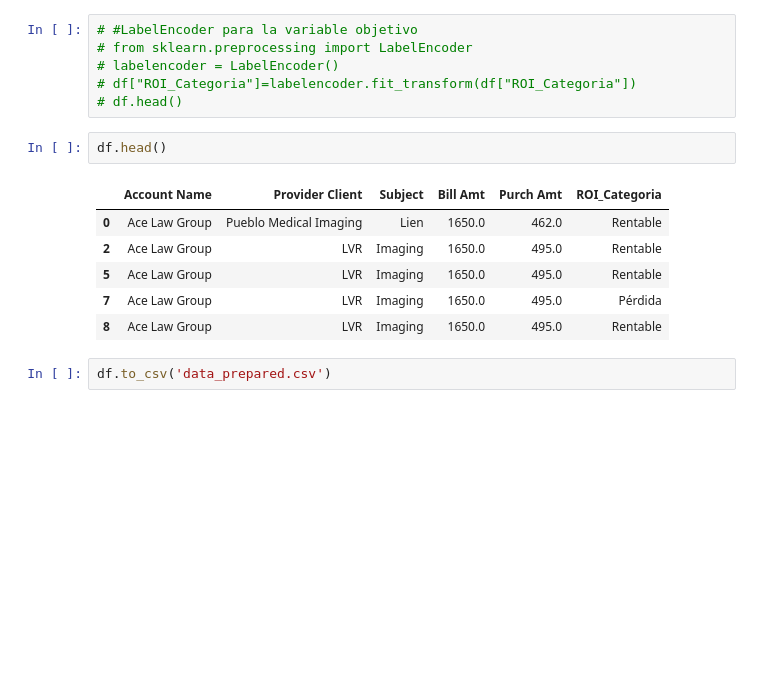
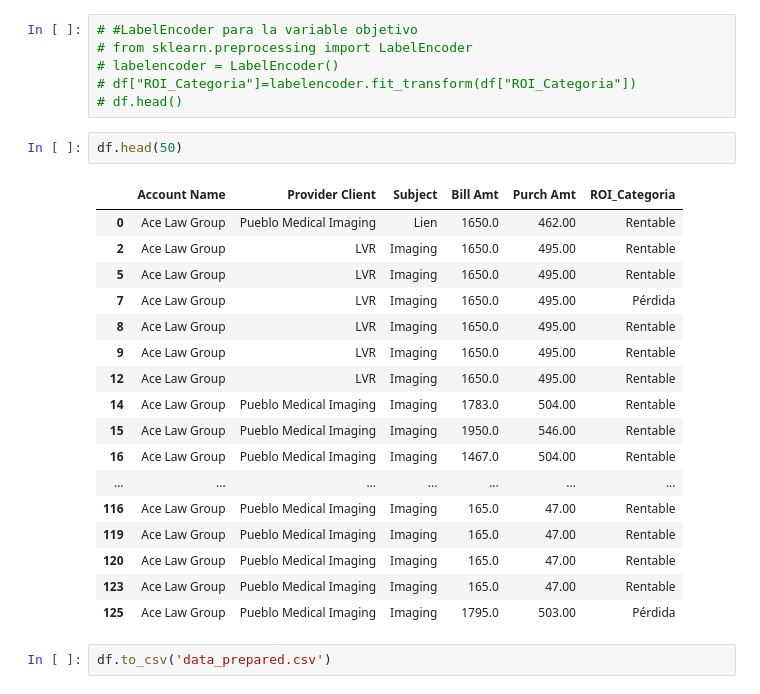
Before and after one commit to cutiepie25/MDD_ProyectoFinal, a Jupyter notebook: final_limpieza_datos.ipynb, the cells around one changed output. Cells and saved outputs as stored; diff of their text form; blank space fills up the shorter version.

```diff
--- a/final_limpieza_datos.ipynb
+++ b/final_limpieza_datos.ipynb
@@ -765,13 +880,24 @@ df.head()
 # df["ROI_Categoria"]=labelencoder.fit_transform(df["ROI_Categoria"])
 # df.head()
 # %%
-df.head()
+df.head(50)
 # %% [output]
 |  | Account Name | Provider Client | Subject | Bill Amt | Purch Amt | ROI_Categoria |
-| 0 | Ace Law Group | Pueblo Medical Imaging | Lien | 1650.0 | 462.0 | Rentable |
-| 2 | Ace Law Group | LVR | Imaging | 1650.0 | 495.0 | Rentable |
-| 5 | Ace Law Group | LVR | Imaging | 1650.0 | 495.0 | Rentable |
-| 7 | Ace Law Group | LVR | Imaging | 1650.0 | 495.0 | Pérdida |
-| 8 | Ace Law Group | LVR | Imaging | 1650.0 | 495.0 | Rentable |
+| 0 | Ace Law Group | Pueblo Medical Imaging | Lien | 1650.0 | 462.00 | Rentable |
+| 2 | Ace Law Group | LVR | Imaging | 1650.0 | 495.00 | Rentable |
+| 5 | Ace Law Group | LVR | Imaging | 1650.0 | 495.00 | Rentable |
+| 7 | Ace Law Group | LVR | Imaging | 1650.0 | 495.00 | Pérdida |
+| 8 | Ace Law Group | LVR | Imaging | 1650.0 | 495.00 | Rentable |
+| 9 | Ace Law Group | LVR | Imaging | 1650.0 | 495.00 | Rentable |
+| 12 | Ace Law Group | LVR | Imaging | 1650.0 | 495.00 | Rentable |
+| 14 | Ace Law Group | Pueblo Medical Imaging | Imaging | 1783.0 | 504.00 | Rentable |
+| 15 | Ace Law Group | Pueblo Medical Imaging | Imaging | 1950.0 | 546.00 | Rentable |
+| 16 | Ace Law Group | Pueblo Medical Imaging | Imaging | 1467.0 | 504.00 | Rentable |
+| ... | ... | ... | ... | ... | ... | ... |
+| 116 | Ace Law Group | Pueblo Medical Imaging | Imaging | 165.0 | 47.00 | Rentable |
+| 119 | Ace Law Group | Pueblo Medical Imaging | Imaging | 165.0 | 47.00 | Rentable |
+| 120 | Ace Law Group | Pueblo Medical Imaging | Imaging | 165.0 | 47.00 | Rentable |
+| 123 | Ace Law Group | Pueblo Medical Imaging | Imaging | 165.0 | 47.00 | Rentable |
+| 125 | Ace Law Group | Pueblo Medical Imaging | Imaging | 1795.0 | 503.00 | Pérdida |
 # %%
 df.to_csv('data_prepared.csv')
```
Also changed, not shown: parts of 15 cells of this notebook.
